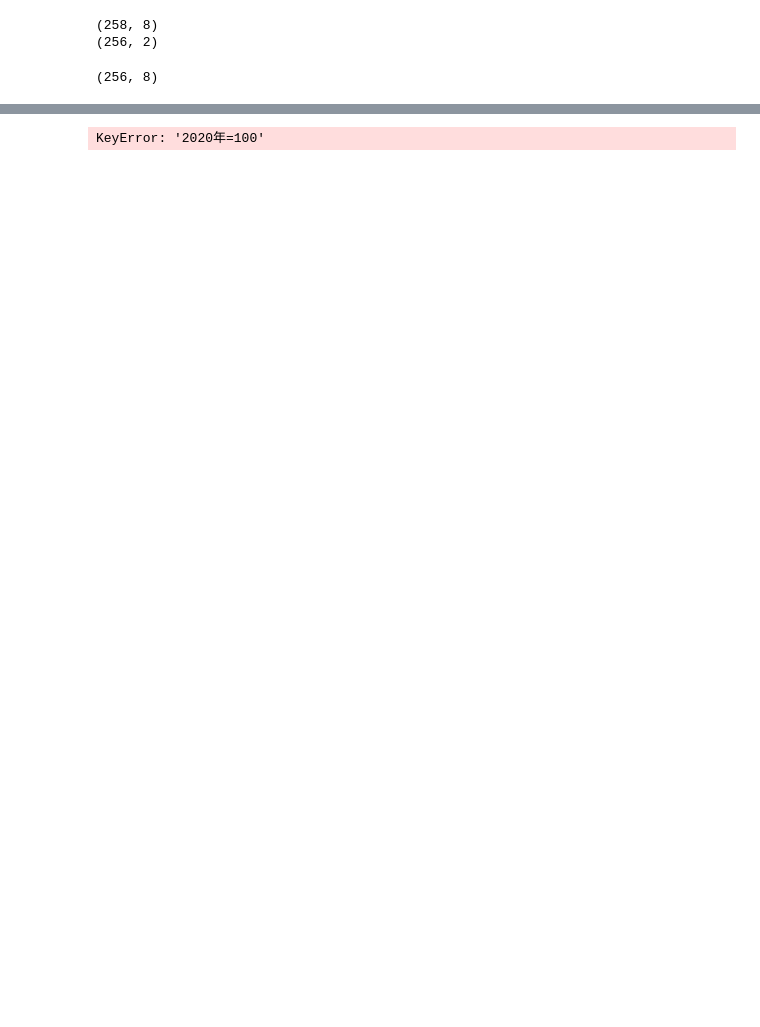
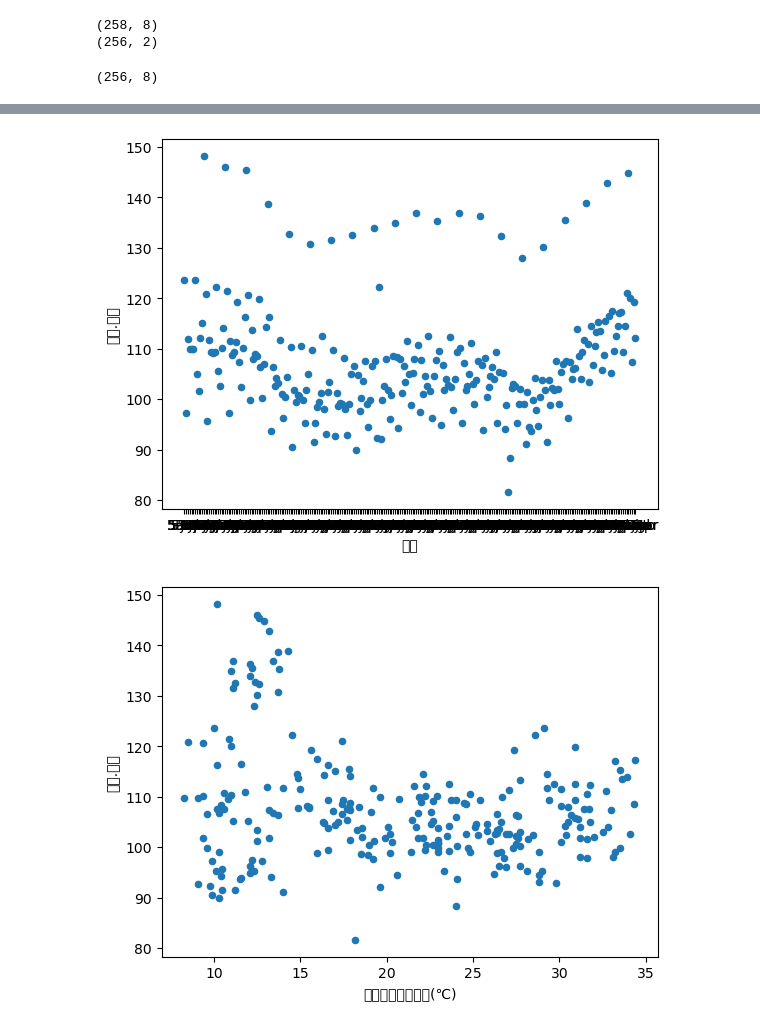
Before and after one commit to Udon-datascience/opendata_analysis, a Jupyter notebook: correl_clothes/correl_clothes.ipynb, the cells around one changed output, grey strips where cells are left out. Saved outputs shown, nothing was run; the diff lists cells and outputs as text; code cells hidden in the pictures; blank space fills up the shorter version.

```diff
--- a/correl_clothes/correl_clothes.ipynb
+++ b/correl_clothes/correl_clothes.ipynb
@@ -202,0 +203,5 @@ print(df_x2.shape)
+# %%
+#不要な行列の削除、欠損値の確認
+df_t2=df_t2.drop(columns=['年月'],axis=1)
+display(df_x2.isnull().sum())
+display(df_t2.isnull().sum())
@@ -202,0 +220,8 @@ print(df_x2.shape)
+# %%
+#データ分析用の、k,tを連結したデータフレーム df3の作成
+df_x2 = df_x2.reset_index(drop=True)
+df_t2 = df_t2.reset_index(drop=True)
+
+df3 = pd.concat([df_x2, df_t2], axis=1)
+df3=pd.concat([df_x2,df_t2],axis=1)
+display(df3.head(10))
@@ -203,8 +240,11 @@ print(df_x2.shape)
+# %%
+#重回帰分析の目的変数、説明変数の定義
+x=df3.loc['日最高気温の平均(℃)':'平均雲量(10分比)']
+t=df3['合計.全体']
 # %%
-#外れ値の除外
-
-
-for col in df_x2.columns:
-    df_x2.plot(kind='scatter',x=col,y=df_t['2020年=100'])
+#外れ値の確認
+for col in x:
+    df3.plot(kind='scatter',x=col,y='合計.全体')
 # %% [output]
-KeyError: '2020年=100'
+[figure, added]
+[figure, added]
```
Also changed, not shown: parts of 6 cells of this notebook, 1 other file.
